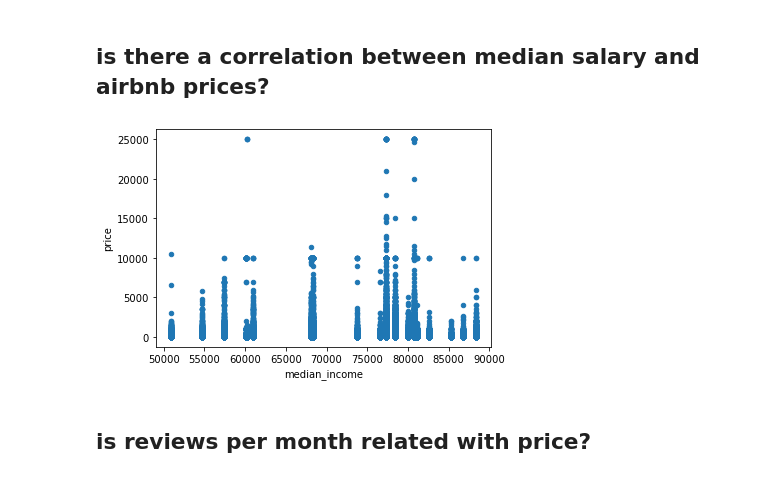
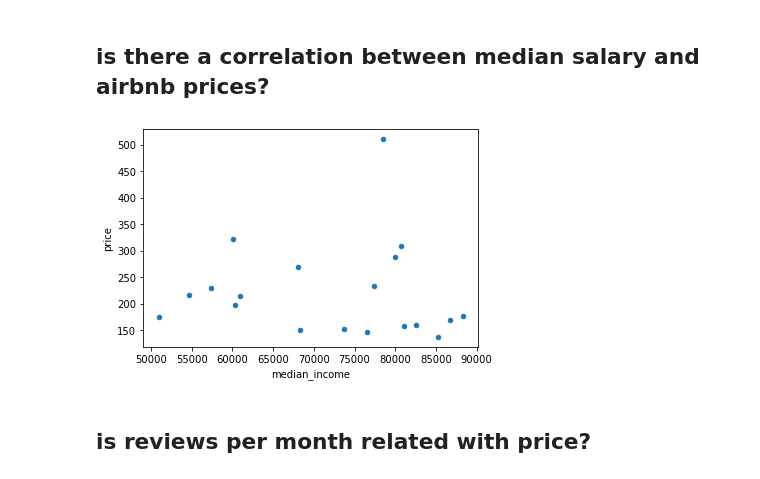
Before and after one commit to ddangwal1909/EAS503_Project_AIRBNB_Analysis, a Jupyter notebook: AIRBNB_ANALYSIS.ipynb, the cells around one changed output. Drawn from its saved outputs; the diff is of its cells as text; code cells hidden in the pictures.

```diff
--- a/AIRBNB_ANALYSIS.ipynb
+++ b/AIRBNB_ANALYSIS.ipynb
@@ -877,21 +877,22 @@ plot_graphs(kind,x,y,query,normalized_database_filename)
 # %%
 query = '''
 select
-price,
+avg(price) as price,
 median_income
 from airbnb_data_new a
 left join income b
 on trim(a.state) = trim(b.state)
+group by 2;
 '''
 
 x='median_income'
 y='price'
 kind='scatter'
 
 normalized_database_filename='airbnb.db'
 plot_graphs(kind,x,y,query,normalized_database_filename)
 # %% [output]
-[figure, old version]
+[figure, new version]
 # %% [markdown]
 ## is reviews per month related with price? ##
 # %%
```
Also changed, not shown: parts of 4 cells of this notebook.
